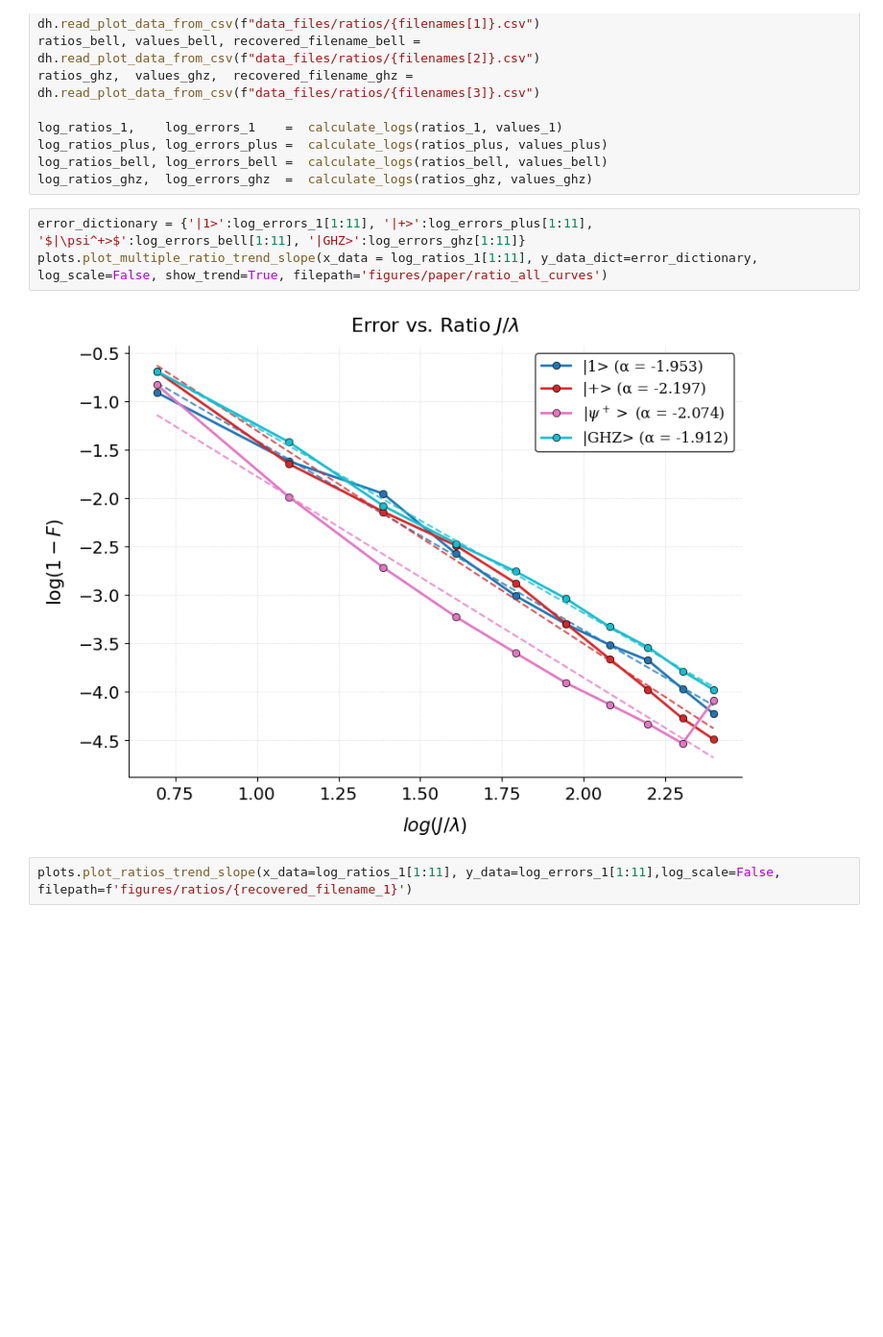
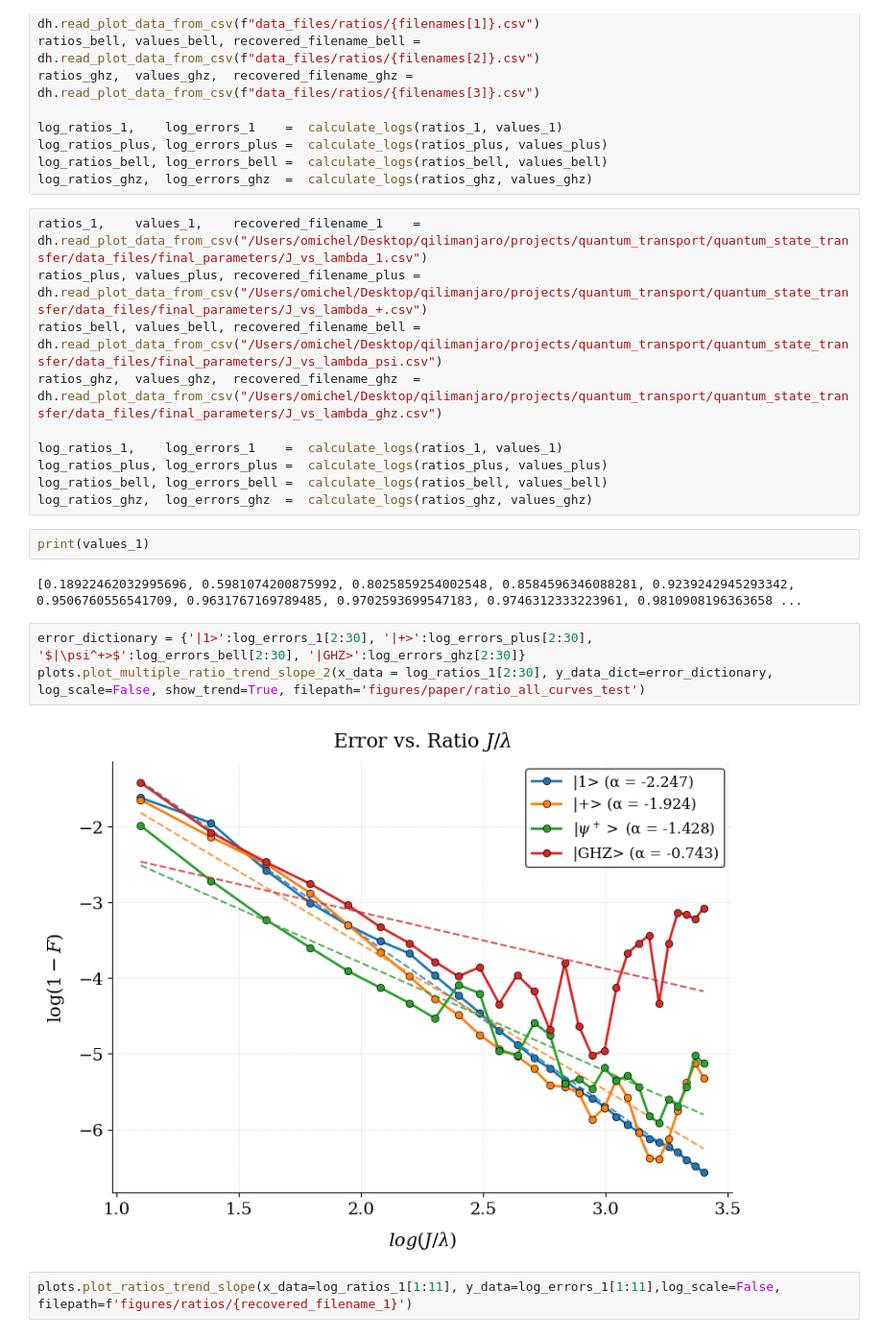
Before and after one commit to OsQarM/quantum_state_transfer, a Jupyter notebook: J_lambda_test.ipynb, the cells around one changed output. Shown: that part at 96% size. Saved outputs shown, nothing was run; the diff lists cells and outputs as text; blank space fills up the shorter version.

Commit message:
Add test for ghz state calculation and minor modifications

```diff
--- a/J_lambda_test.ipynb
+++ b/J_lambda_test.ipynb
@@ -214,11 +230,25 @@ log_ratios_1,    log_errors_1    =  calculate_logs(ratios_1, values_1)
 log_ratios_plus, log_errors_plus =  calculate_logs(ratios_plus, values_plus)
 log_ratios_bell, log_errors_bell =  calculate_logs(ratios_bell, values_bell)
 log_ratios_ghz,  log_errors_ghz  =  calculate_logs(ratios_ghz, values_ghz)
+# %%
+ratios_1,    values_1,    recovered_filename_1    = dh.read_plot_data_from_csv("/Users/omichel/Desktop/qilimanjaro/projects/quantum_transport/quantum_state_transfer/data_files/final_parameters/J_vs_lambda_1.csv")
+ratios_plus, values_plus, recovered_filename_plus = dh.read_plot_data_from_csv("/Users/omichel/Desktop/qilimanjaro/projects/quantum_transport/quantum_state_transfer/data_files/final_parameters/J_vs_lambda_+.csv")
+ratios_bell, values_bell, recovered_filename_bell = dh.read_plot_data_from_csv("/Users/omichel/Desktop/qilimanjaro/projects/quantum_transport/quantum_state_transfer/data_files/final_parameters/J_vs_lambda_psi.csv")
+ratios_ghz,  values_ghz,  recovered_filename_ghz  = dh.read_plot_data_from_csv("/Users/omichel/Desktop/qilimanjaro/projects/quantum_transport/quantum_state_transfer/data_files/final_parameters/J_vs_lambda_ghz.csv")
+
+log_ratios_1,    log_errors_1    =  calculate_logs(ratios_1, values_1)
+log_ratios_plus, log_errors_plus =  calculate_logs(ratios_plus, values_plus)
+log_ratios_bell, log_errors_bell =  calculate_logs(ratios_bell, values_bell)
+log_ratios_ghz,  log_errors_ghz  =  calculate_logs(ratios_ghz, values_ghz)
+# %%
+print(values_1)
+# %% [output]
+[0.18922462032995696, 0.5981074200875992, 0.8025859254002548, 0.8584596346088281, 0.9239242945293342, 0.9506760556541709, 0.9631767169789485, 0.9702593699547183, 0.9746312333223961, 0.9810908196363658 ...
 # %%
-error_dictionary = {'|1>':log_errors_1[1:11], '|+>':log_errors_plus[1:11], '$|\psi^+>$':log_errors_bell[1:11], '|GHZ>':log_errors_ghz[1:11]}
-plots.plot_multiple_ratio_trend_slope(x_data = log_ratios_1[1:11], y_data_dict=error_dictionary, log_scale=False, show_trend=True, filepath='figures/paper/ratio_all_curves')
+error_dictionary = {'|1>':log_errors_1[2:30], '|+>':log_errors_plus[2:30], '$|\psi^+>$':log_errors_bell[2:30], '|GHZ>':log_errors_ghz[2:30]}
+plots.plot_multiple_ratio_trend_slope_2(x_data = log_ratios_1[2:30], y_data_dict=error_dictionary, log_scale=False, show_trend=True, filepath='figures/paper/ratio_all_curves_test')
 # %% [output]
-[figure, old version]
+[figure, new version]
 # %%
 plots.plot_ratios_trend_slope(x_data=log_ratios_1[1:11], y_data=log_errors_1[1:11],log_scale=False, filepath=f'figures/ratios/{recovered_filename_1}')
 # %% [output]
```
Also changed, not shown: parts of 6 cells of this notebook, 3 other files.
